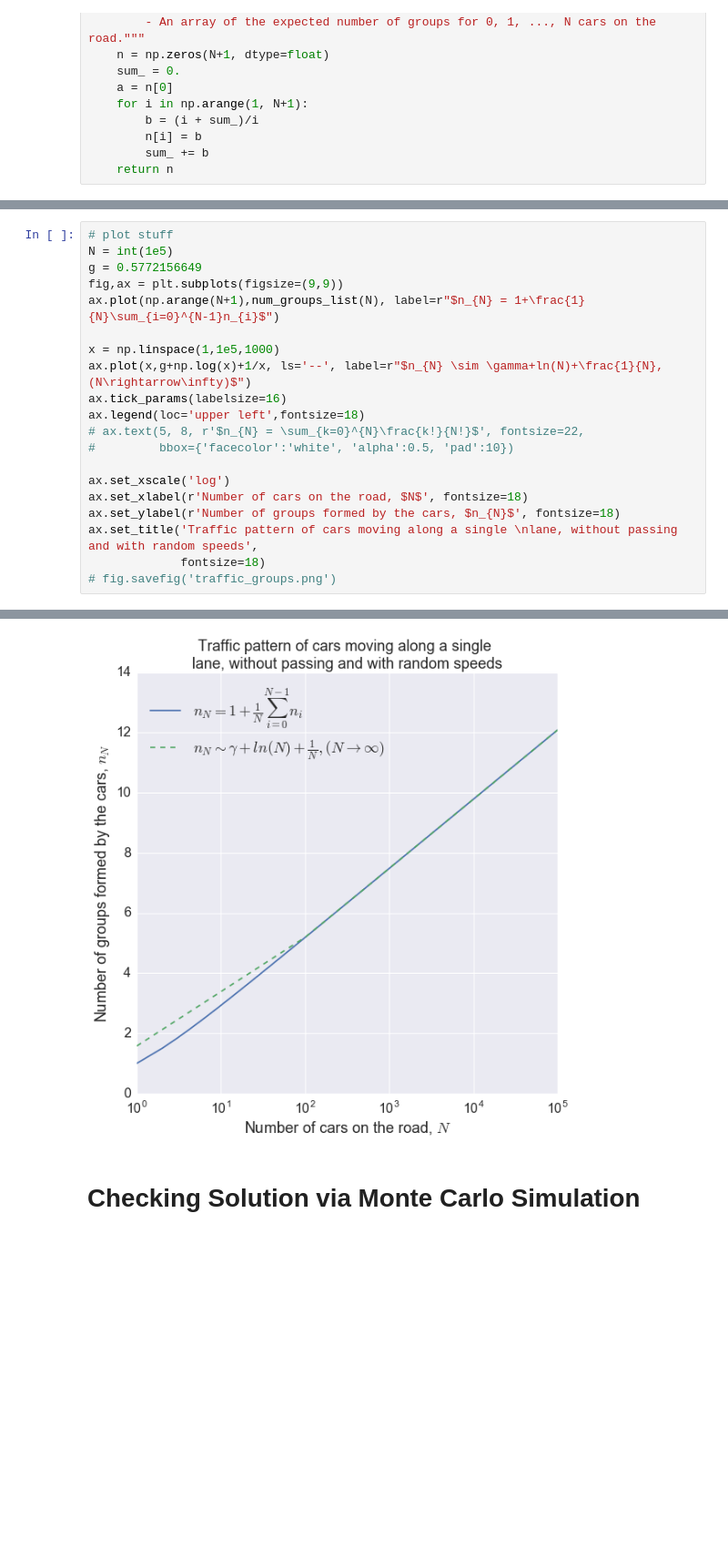
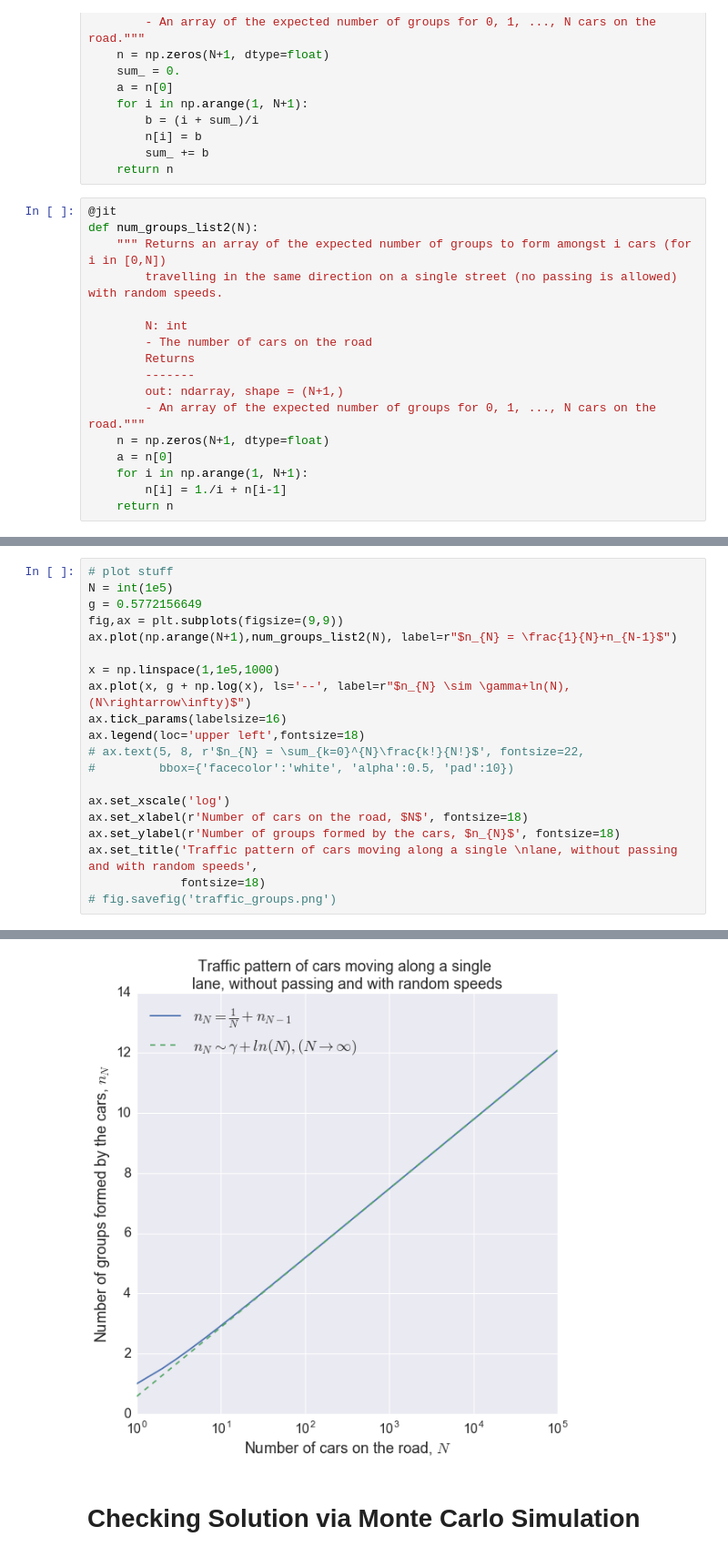
Before and after one commit to meowklaski/Riddles, a Jupyter notebook: Traffic_Jam.ipynb, the cells around one changed output, grey strips where cells are left out. Shown at 91% size. Cells and saved outputs as stored; diff of their text form; blank space fills up the shorter version.

```diff
--- a/Traffic_Jam.ipynb
+++ b/Traffic_Jam.ipynb
@@ -60,3 +84,20 @@ def num_groups_list(N):
         n[i] = b
         sum_ += b
     return n
+# %%
+@jit
+def num_groups_list2(N):
+    """ Returns an array of the expected number of groups to form amongst i cars (for i in [0,N])
+        travelling in the same direction on a single street (no passing is allowed) with random speeds.
+
+        N: int
+        - The number of cars on the road
+        Returns
+        -------
+        out: ndarray, shape = (N+1,)
+        - An array of the expected number of groups for 0, 1, ..., N cars on the road."""
+    n = np.zeros(N+1, dtype=float)
+    a = n[0]
+    for i in np.arange(1, N+1):
+        n[i] = 1./i + n[i-1]
+    return n
@@ -65,10 +110,10 @@ def num_groups_list(N):
 N = int(1e5)
 g = 0.5772156649
 fig,ax = plt.subplots(figsize=(9,9))
-ax.plot(np.arange(N+1),num_groups_list(N), label=r"$n_{N} = 1+\frac{1}{N}\sum_{i=0}^{N-1}n_{i}$")
+ax.plot(np.arange(N+1),num_groups_list2(N), label=r"$n_{N} = \frac{1}{N}+n_{N-1}$")
 
 x = np.linspace(1,1e5,1000)
-ax.plot(x,g+np.log(x)+1/x, ls='--', label=r"$n_{N} \sim \gamma+ln(N)+\frac{1}{N}, (N\rightarrow\infty)$")
+ax.plot(x, g + np.log(x), ls='--', label=r"$n_{N} \sim \gamma+ln(N), (N\rightarrow\infty)$")
 ax.tick_params(labelsize=16)
 ax.legend(loc='upper left',fontsize=18)
 # ax.text(5, 8, r'$n_{N} = \sum_{k=0}^{N}\frac{k!}{N!}$', fontsize=22,
@@ -84,4 +130,4 @@ ax.set_title('Traffic pattern of cars moving along a single \nlane, without pass
-[figure, old version]
+[figure, new version]
 # %% [markdown]
 # Checking Solution via Monte Carlo Simulation
 # %% [markdown]
```
Also changed, not shown: parts of 5 cells of this notebook, 1 other file.
